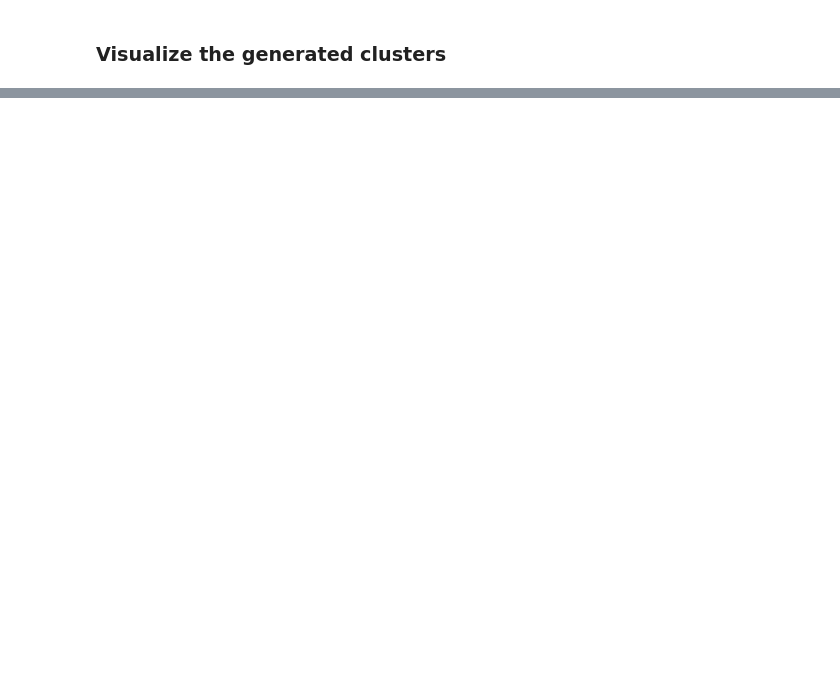
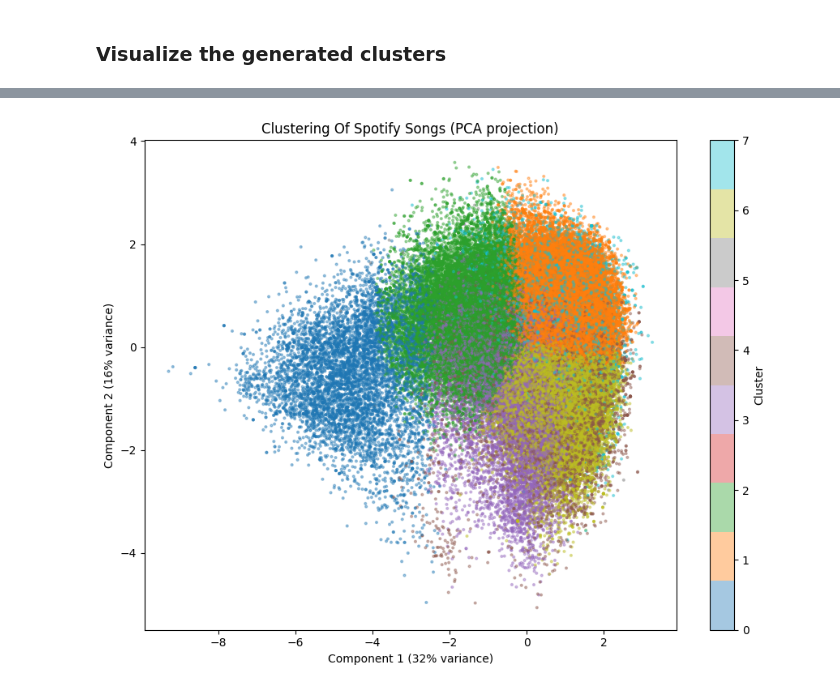
Before and after one commit to 4matic/machine-learning-experiments-in-music, a Jupyter notebook: project0.ipynb, the cells around one changed output, grey strips where cells are left out. Cells and saved outputs as stored; diff of their text form; code cells hidden in the pictures; blank space fills up the shorter version.

```diff
--- a/project0.ipynb
+++ b/project0.ipynb
@@ -318,0 +345,18 @@ plt.show()
+# %%
+# PCA on the SCALED feature matrix (not the raw df, and NOT the Cluster column).
+# This projects the 9 audio features down to 2D just for visualization.
+pca = PCA(n_components=2)
+coords = pca.fit_transform(X_scaled)
+var = pca.explained_variance_ratio_ * 100
+
+plt.figure(figsize=(9, 7))
+sc = plt.scatter(coords[:, 0], coords[:, 1], c=cluster_labels,
+                 cmap='tab10', s=4, alpha=0.4)
+plt.title('Clustering Of Spotify Songs (PCA projection)')
+plt.xlabel(f'Component 1 ({var[0]:.0f}% variance)')
+plt.ylabel(f'Component 2 ({var[1]:.0f}% variance)')
+plt.colorbar(sc, label='Cluster', ticks=range(optimal_k))
+plt.tight_layout()
+plt.show()
+# %% [output]
+[figure, added]
```
Also changed, not shown: parts of 13 cells of this notebook.
